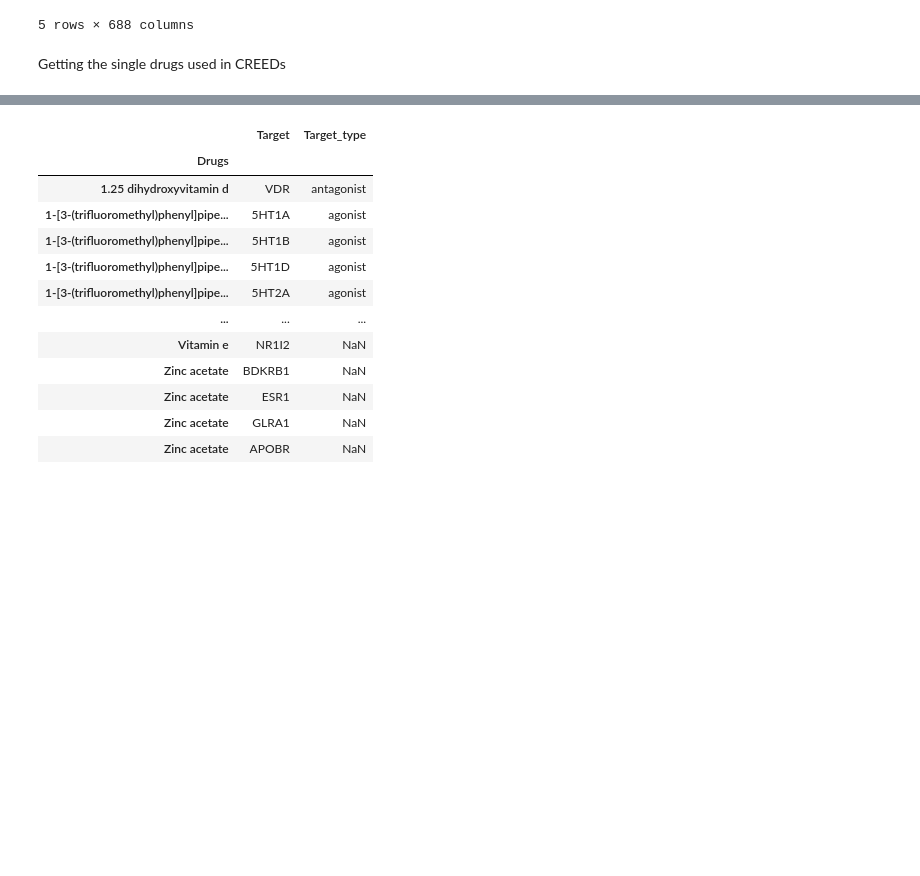
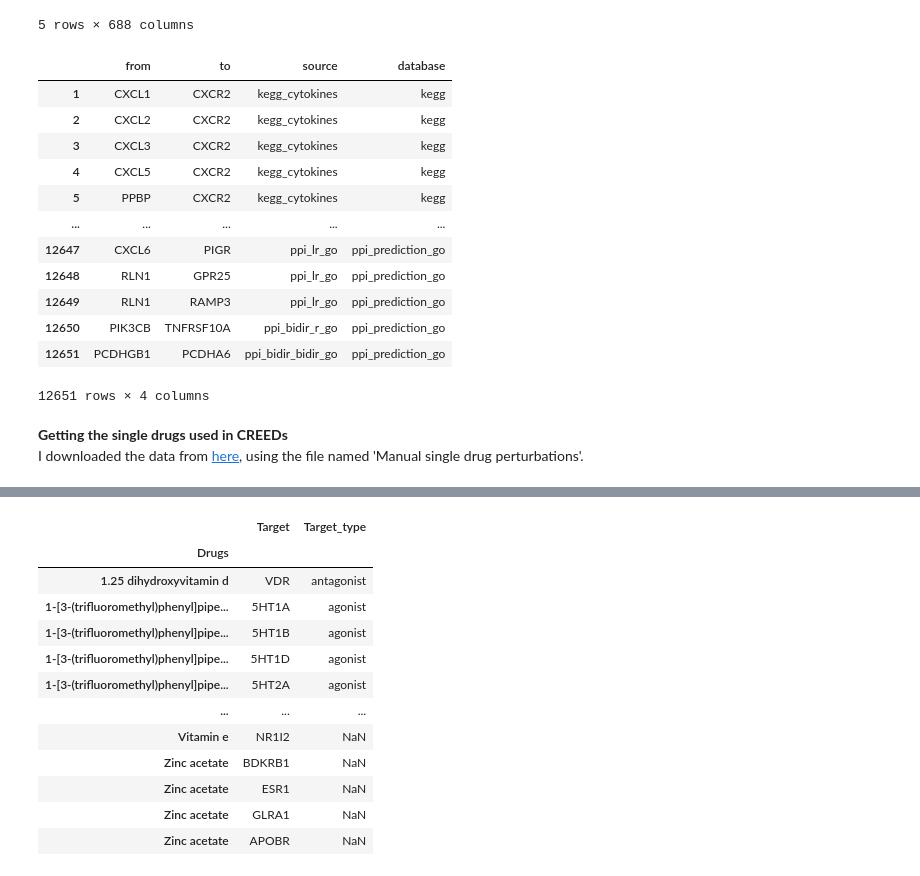
Before and after one commit to Vargeszti/Thesis, a Jupyter notebook: code/genes_from_creeds_NN.ipynb, the cells around one changed output, grey strips where cells are left out. Saved outputs shown, nothing was run; the diff lists cells and outputs as text; code cells hidden in the pictures; blank space fills up the shorter version.

```diff
--- a/code/genes_from_creeds_NN.ipynb
+++ b/code/genes_from_creeds_NN.ipynb
@@ -29,2 +28,18 @@ nn_genes=list(nn_model.index)
-# %% [markdown]
-Getting the single drugs used in CREEDs
+# %%
+ligand_receptor=pd.read_csv('../data/lr_network.csv', sep=',', header=0, index_col=0)
+ligand_receptor
+#to:receptorok, from:ligandok
+# %% [output]
+|  | from | to | source | database |
+| 1 | CXCL1 | CXCR2 | kegg_cytokines | kegg |
+| 2 | CXCL2 | CXCR2 | kegg_cytokines | kegg |
+| 3 | CXCL3 | CXCR2 | kegg_cytokines | kegg |
+| 4 | CXCL5 | CXCR2 | kegg_cytokines | kegg |
+| 5 | PPBP | CXCR2 | kegg_cytokines | kegg |
+| ... | ... | ... | ... | ... |
+| 12647 | CXCL6 | PIGR | ppi_lr_go | ppi_prediction_go |
+| 12648 | RLN1 | GPR25 | ppi_lr_go | ppi_prediction_go |
+| 12649 | RLN1 | RAMP3 | ppi_lr_go | ppi_prediction_go |
+| 12650 | PIK3CB | TNFRSF10A | ppi_bidir_r_go | ppi_prediction_go |
+| 12651 | PCDHGB1 | PCDHA6 | ppi_bidir_bidir_go | ppi_prediction_go |
+12651 rows × 4 columns
@@ -31,3 +55,6 @@ Getting the single drugs used in CREEDs
+# %% [markdown]
+**Getting the single drugs used in CREEDs** \
+I downloaded the data from [here](http://amp.pharm.mssm.edu/CREEDS/#downloads), using the file named 'Manual single drug perturbations'.
 # %%
 drug_perturb=pd.read_csv('../data/single_drug_perturbations-v1.0.csv', sep=',', header=0, index_col=0)
 # %%
```
Also changed, not shown: parts of 20 cells of this notebook, 1 other file.
